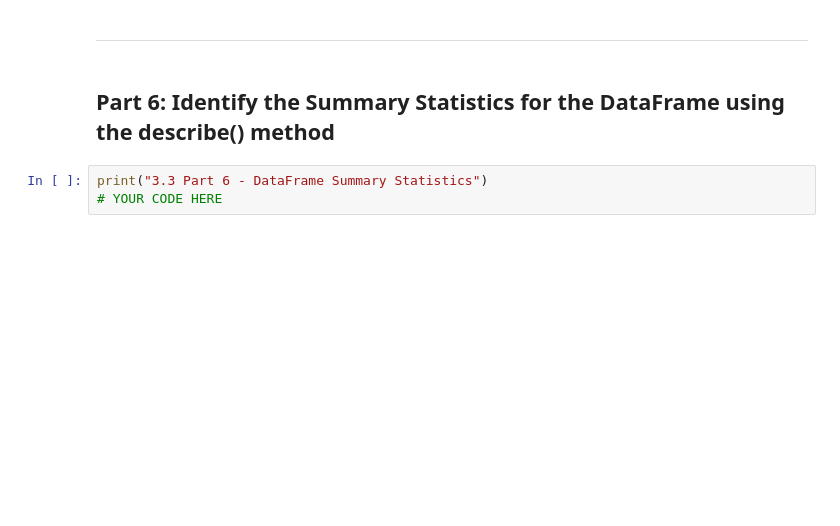
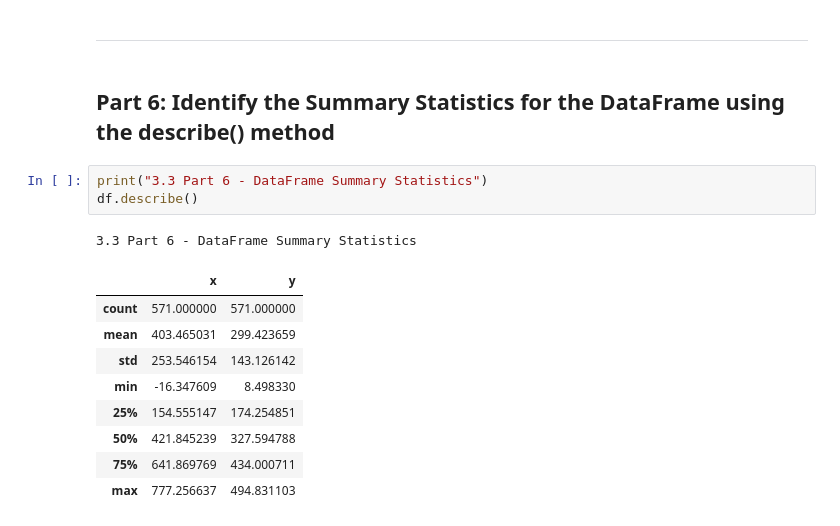
Before and after one commit to brownieboi3128/CIS_340, a Jupyter notebook: 3/3.3/Demo3.3_SummaryStatsPandas.ipynb, the cells around one changed output. Saved outputs shown, nothing was run; the diff lists cells and outputs as text; blank space fills up the shorter version.

```diff
--- a/3/3.3/Demo3.3_SummaryStatsPandas.ipynb
+++ b/3/3.3/Demo3.3_SummaryStatsPandas.ipynb
@@ -54,4 +98,15 @@ print("3.3 Part 5 - DataFrame Maximum values")
 ## Part 6: Identify the Summary Statistics for the DataFrame using the describe() method
 # %%
 print("3.3 Part 6 - DataFrame Summary Statistics")
-# YOUR CODE HERE
+df.describe()
+# %% [output]
+3.3 Part 6 - DataFrame Summary Statistics
+|  | x | y |
+| count | 571.000000 | 571.000000 |
+| mean | 403.465031 | 299.423659 |
+| std | 253.546154 | 143.126142 |
+| min | -16.347609 | 8.498330 |
+| 25% | 154.555147 | 174.254851 |
+| 50% | 421.845239 | 327.594788 |
+| 75% | 641.869769 | 434.000711 |
+| max | 777.256637 | 494.831103 |
```
Also changed, not shown: parts of 6 cells of this notebook.
